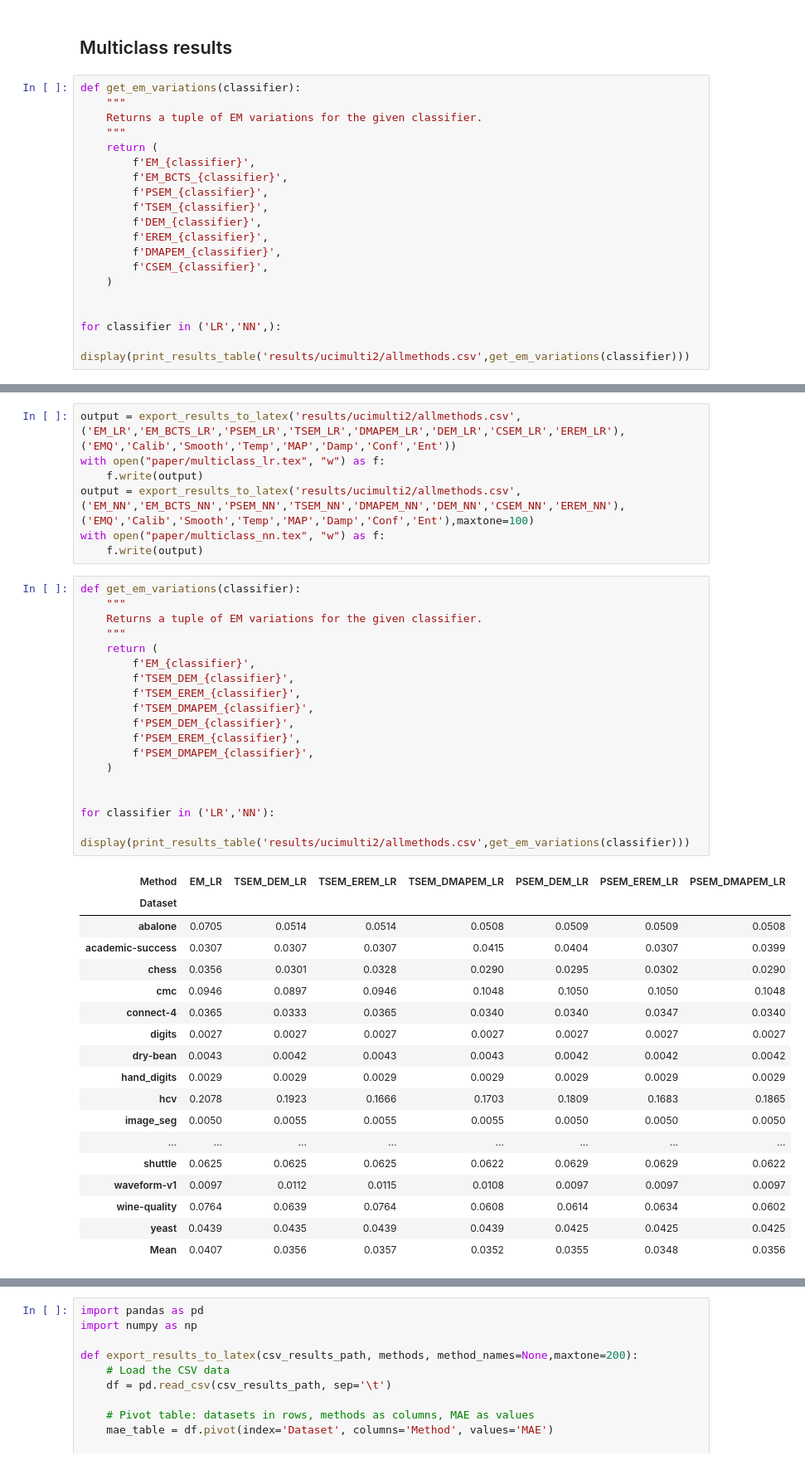
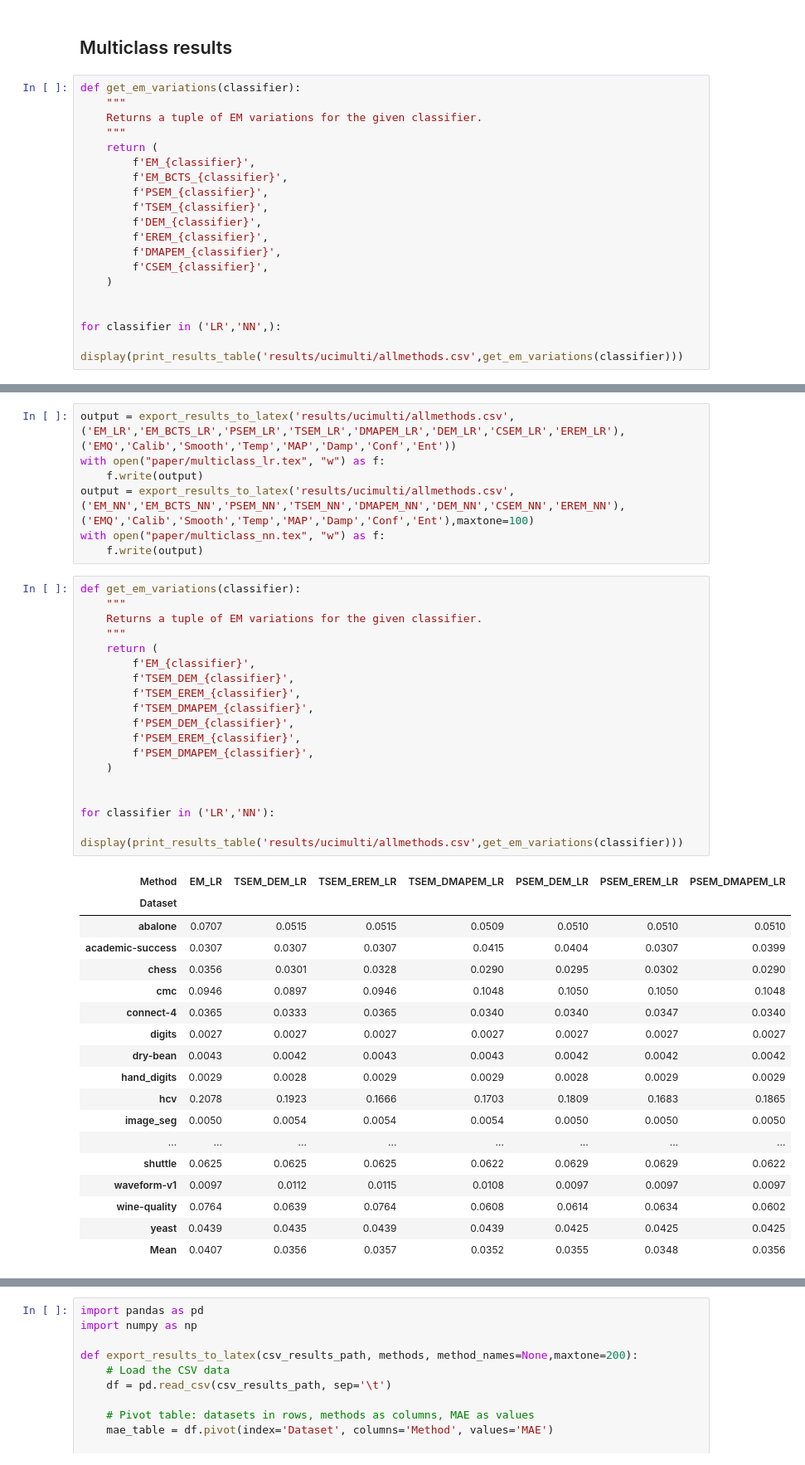
Before and after one commit to pglez82/emq-stabilization, a Jupyter notebook: formatresults.ipynb, the cells around one changed output, grey strips where cells are left out. Shown at 83% size. Saved outputs shown, nothing was run; the diff lists cells and outputs as text.

```diff
--- a/formatresults.ipynb
+++ b/formatresults.ipynb
@@ -203,7 +203,7 @@ def get_em_variations(classifier):
 
 
 for classifier in ('LR','NN',):
-    display(print_results_table('results/ucimulti2/allmethods.csv',get_em_variations(classifier)))
+    display(print_results_table('results/ucimulti/allmethods.csv',get_em_variations(classifier)))
 # %% [output]
 | Method | EM_LR | EM_BCTS_LR | PSEM_LR | TSEM_LR | DEM_LR | EREM_LR | DMAPEM_LR | CSEM_LR |
 | Dataset |  |  |  |  |  |  |  |  |
@@ -244,41 +244,41 @@ for classifier in ('LR','NN',):
 # %%
-output = export_results_to_latex('results/ucimulti2/allmethods.csv',('EM_LR','EM_BCTS_LR','PSEM_LR','TSEM_LR','DMAPEM_LR','DEM_LR','CSEM_LR','EREM_LR'),('EMQ','Calib','Smooth','Temp','MAP','Damp','Conf','Ent'))
+output = export_results_to_latex('results/ucimulti/allmethods.csv',('EM_LR','EM_BCTS_LR','PSEM_LR','TSEM_LR','DMAPEM_LR','DEM_LR','CSEM_LR','EREM_LR'),('EMQ','Calib','Smooth','Temp','MAP','Damp','Conf','Ent'))
 with open("paper/multiclass_lr.tex", "w") as f:
     f.write(output)
-output = export_results_to_latex('results/ucimulti2/allmethods.csv',('EM_NN','EM_BCTS_NN','PSEM_NN','TSEM_NN','DMAPEM_NN','DEM_NN','CSEM_NN','EREM_NN'),('EMQ','Calib','Smooth','Temp','MAP','Damp','Conf','Ent'),maxtone=100)
+output = export_results_to_latex('results/ucimulti/allmethods.csv',('EM_NN','EM_BCTS_NN','PSEM_NN','TSEM_NN','DMAPEM_NN','DEM_NN','CSEM_NN','EREM_NN'),('EMQ','Calib','Smooth','Temp','MAP','Damp','Conf','Ent'),maxtone=100)
 with open("paper/multiclass_nn.tex", "w") as f:
     f.write(output)
 # %%
 def get_em_variations(classifier):
     """
     Returns a tuple of EM variations for the given classifier.
     """
     return (
         f'EM_{classifier}',
         f'TSEM_DEM_{classifier}',
         f'TSEM_EREM_{classifier}',
         f'TSEM_DMAPEM_{classifier}',
         f'PSEM_DEM_{classifier}',
         f'PSEM_EREM_{classifier}',
         f'PSEM_DMAPEM_{classifier}',
     )
 
 
 for classifier in ('LR','NN'):
-    display(print_results_table('results/ucimulti2/allmethods.csv',get_em_variations(classifier)))
+    display(print_results_table('results/ucimulti/allmethods.csv',get_em_variations(classifier)))
 # %% [output]
 | Method | EM_LR | TSEM_DEM_LR | TSEM_EREM_LR | TSEM_DMAPEM_LR | PSEM_DEM_LR | PSEM_EREM_LR | PSEM_DMAPEM_LR |
 | Dataset |  |  |  |  |  |  |  |
-| abalone | 0.0705 | 0.0514 | 0.0514 | 0.0508 | 0.0509 | 0.0509 | 0.0508 |
+| abalone | 0.0707 | 0.0515 | 0.0515 | 0.0509 | 0.0510 | 0.0510 | 0.0510 |
 | academic-success | 0.0307 | 0.0307 | 0.0307 | 0.0415 | 0.0404 | 0.0307 | 0.0399 |
 | chess | 0.0356 | 0.0301 | 0.0328 | 0.0290 | 0.0295 | 0.0302 | 0.0290 |
 | cmc | 0.0946 | 0.0897 | 0.0946 | 0.1048 | 0.1050 | 0.1050 | 0.1048 |
 | connect-4 | 0.0365 | 0.0333 | 0.0365 | 0.0340 | 0.0340 | 0.0347 | 0.0340 |
 | digits | 0.0027 | 0.0027 | 0.0027 | 0.0027 | 0.0027 | 0.0027 | 0.0027 |
 | dry-bean | 0.0043 | 0.0042 | 0.0043 | 0.0043 | 0.0042 | 0.0042 | 0.0042 |
-| hand_digits | 0.0029 | 0.0029 | 0.0029 | 0.0029 | 0.0029 | 0.0029 | 0.0029 |
+| hand_digits | 0.0029 | 0.0028 | 0.0029 | 0.0029 | 0.0028 | 0.0029 | 0.0029 |
 | hcv | 0.2078 | 0.1923 | 0.1666 | 0.1703 | 0.1809 | 0.1683 | 0.1865 |
-| image_seg | 0.0050 | 0.0055 | 0.0055 | 0.0055 | 0.0050 | 0.0050 | 0.0050 |
+| image_seg | 0.0050 | 0.0054 | 0.0054 | 0.0054 | 0.0050 | 0.0050 | 0.0050 |
 | ... | ... | ... | ... | ... | ... | ... | ... |
 | shuttle | 0.0625 | 0.0625 | 0.0625 | 0.0622 | 0.0629 | 0.0629 | 0.0622 |
 | waveform-v1 | 0.0097 | 0.0112 | 0.0115 | 0.0108 | 0.0097 | 0.0097 | 0.0097 |
```
Also changed, not shown: parts of 8 cells of this notebook, 2 other files.
